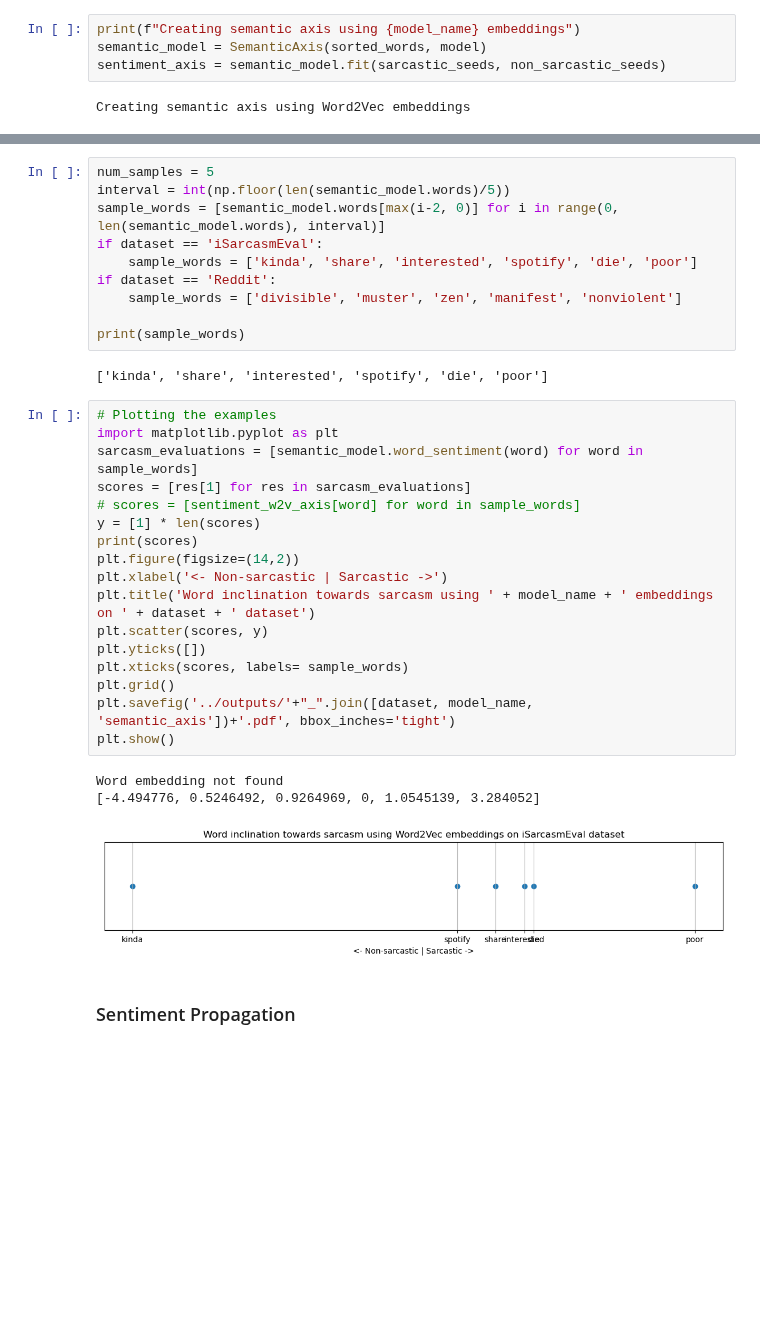
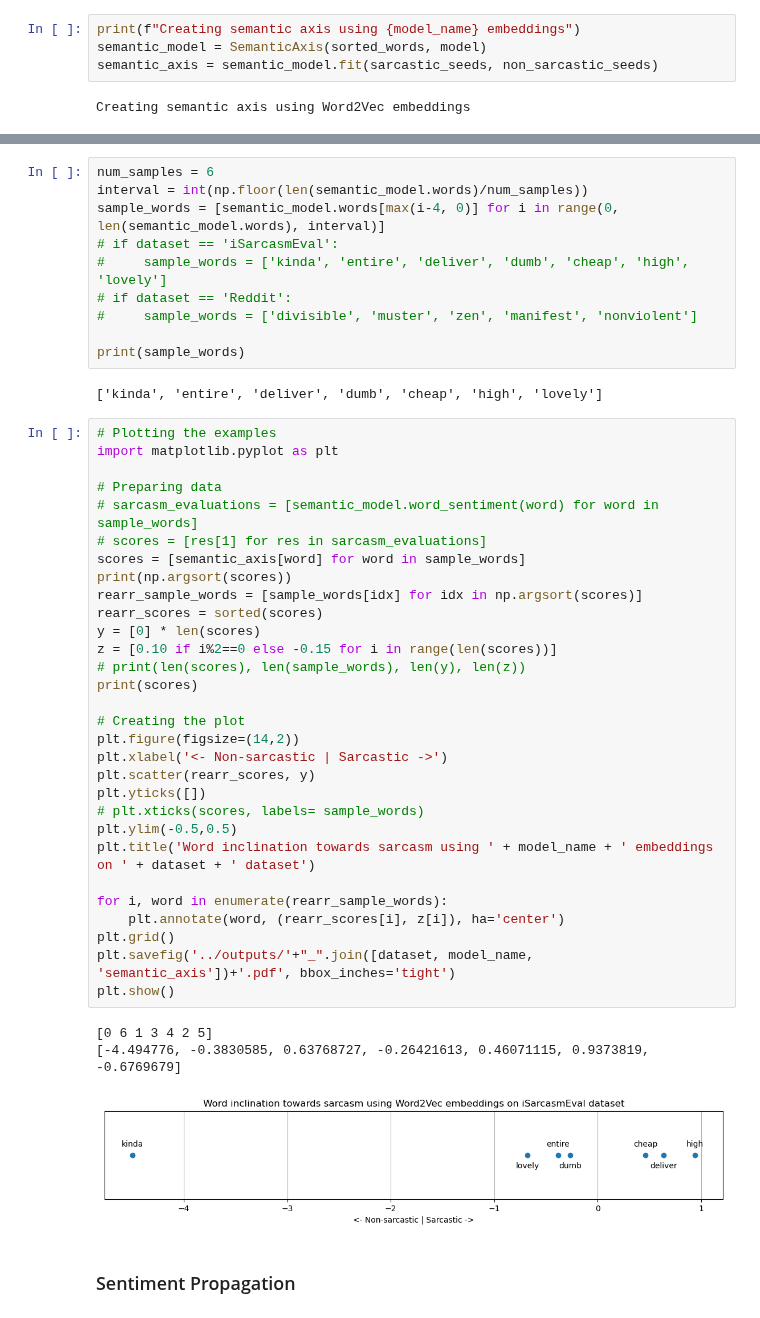
Before and after one commit to omarsrstt/nlp_project, a Jupyter notebook: src/sarcasm_baseline.ipynb, the cells around one changed output, grey strips where cells are left out. Saved outputs shown, nothing was run; the diff lists cells and outputs as text; blank space fills up the shorter version.

Commit message:
Fix: output graph

```diff
--- a/src/sarcasm_baseline.ipynb
+++ b/src/sarcasm_baseline.ipynb
@@ -229,6 +230,6 @@ Positive  Seeds: ['love', 'wait', 'decide', 'poor']
 # %%
 print(f"Creating semantic axis using {model_name} embeddings")
 semantic_model = SemanticAxis(sorted_words, model)
-sentiment_axis = semantic_model.fit(sarcastic_seeds, non_sarcastic_seeds)
+semantic_axis = semantic_model.fit(sarcastic_seeds, non_sarcastic_seeds)
 # %% [output]
 Creating semantic axis using Word2Vec embeddings
@@ -235,36 +244,49 @@ Creating semantic axis using Word2Vec embeddings
 # %%
-num_samples = 5
-interval = int(np.floor(len(semantic_model.words)/5))
-sample_words = [semantic_model.words[max(i-2, 0)] for i in range(0, len(semantic_model.words), interval)]
-if dataset == 'iSarcasmEval':
-    sample_words = ['kinda', 'share', 'interested', 'spotify', 'die', 'poor']
-if dataset == 'Reddit':
-    sample_words = ['divisible', 'muster', 'zen', 'manifest', 'nonviolent']
+num_samples = 6
+interval = int(np.floor(len(semantic_model.words)/num_samples))
+sample_words = [semantic_model.words[max(i-4, 0)] for i in range(0, len(semantic_model.words), interval)]
+# if dataset == 'iSarcasmEval':
+#     sample_words = ['kinda', 'entire', 'deliver', 'dumb', 'cheap', 'high', 'lovely']
+# if dataset == 'Reddit':
+#     sample_words = ['divisible', 'muster', 'zen', 'manifest', 'nonviolent']
 
 print(sample_words)
 # %% [output]
-['kinda', 'share', 'interested', 'spotify', 'die', 'poor']
+['kinda', 'entire', 'deliver', 'dumb', 'cheap', 'high', 'lovely']
 # %%
 # Plotting the examples
 import matplotlib.pyplot as plt
-sarcasm_evaluations = [semantic_model.word_sentiment(word) for word in sample_words]
-scores = [res[1] for res in sarcasm_evaluations]
-# scores = [sentiment_w2v_axis[word] for word in sample_words]
-y = [1] * len(scores)
+
+# Preparing data
+# sarcasm_evaluations = [semantic_model.word_sentiment(word) for word in sample_words]
+# scores = [res[1] for res in sarcasm_evaluations]
+scores = [semantic_axis[word] for word in sample_words]
+print(np.argsort(scores))
+rearr_sample_words = [sample_words[idx] for idx in np.argsort(scores)]
+rearr_scores = sorted(scores)
+y = [0] * len(scores)
+z = [0.10 if i%2==0 else -0.15 for i in range(len(scores))]
+# print(len(scores), len(sample_words), len(y), len(z))
 print(scores)
+
+# Creating the plot
 plt.figure(figsize=(14,2))
 plt.xlabel('<- Non-sarcastic | Sarcastic ->')
+plt.scatter(rearr_scores, y)
+plt.yticks([])
+# plt.xticks(scores, labels= sample_words)
+plt.ylim(-0.5,0.5)
 plt.title('Word inclination towards sarcasm using ' + model_name + ' embeddings on ' + dataset + ' dataset')
-plt.scatter(scores, y)
-plt.yticks([])
-plt.xticks(scores, labels= sample_words)
+
+for i, word in enumerate(rearr_sample_words):
+    plt.annotate(word, (rearr_scores[i], z[i]), ha='center')
 plt.grid()
 plt.savefig('../outputs/'+"_".join([dataset, model_name, 'semantic_axis'])+'.pdf', bbox_inches='tight')
 plt.show()
 # %% [output]
-Word embedding not found
-[-4.494776, 0.5246492, 0.9264969, 0, 1.0545139, 3.284052]
+[0 6 1 3 4 2 5]
+[-4.494776, -0.3830585, 0.63768727, -0.26421613, 0.46071115, 0.9373819, -0.6769679]
-[figure, old version]
+[figure, new version]
 # %% [markdown]
 ### Sentiment Propagation
 # %%
```
Also changed, not shown: parts of 5 cells of this notebook.
